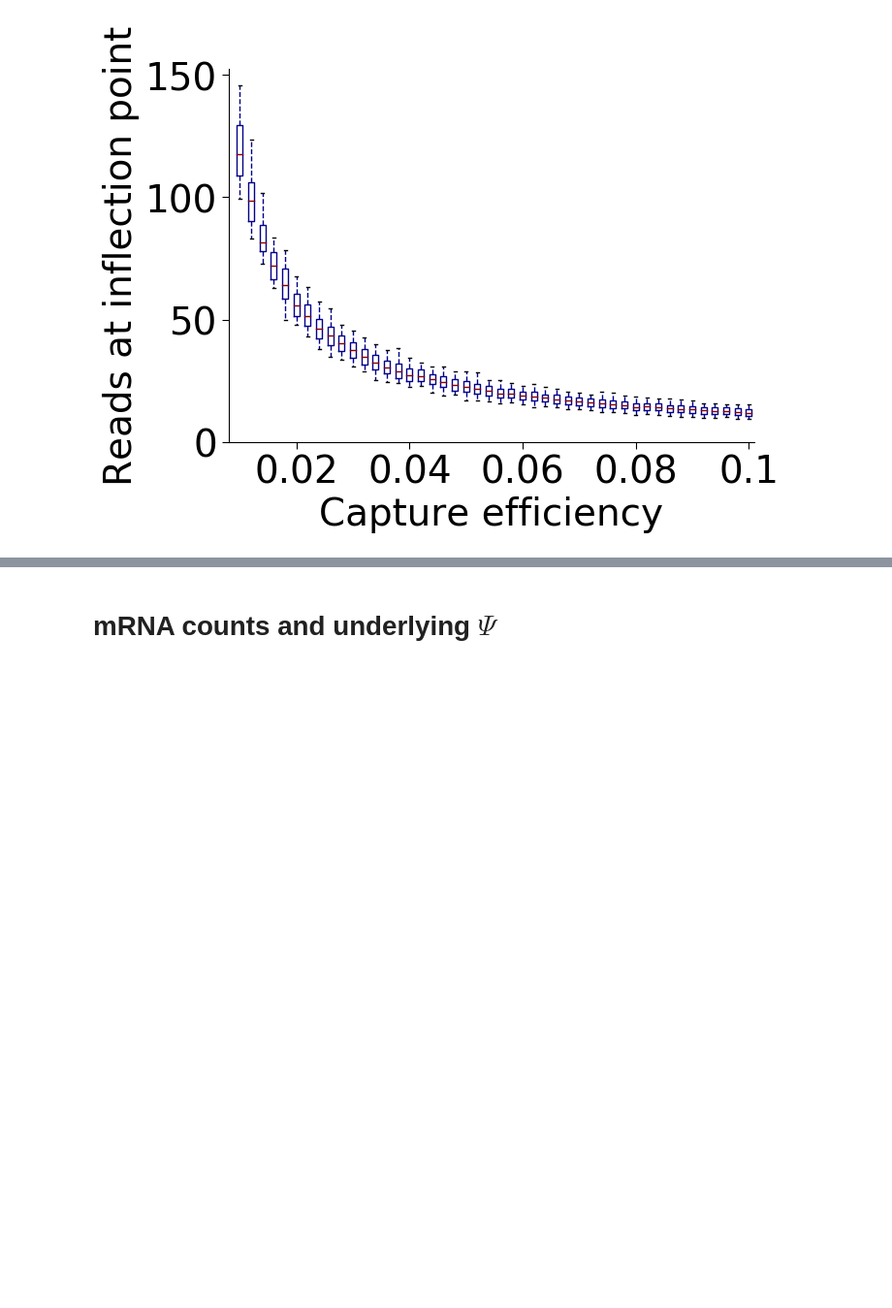
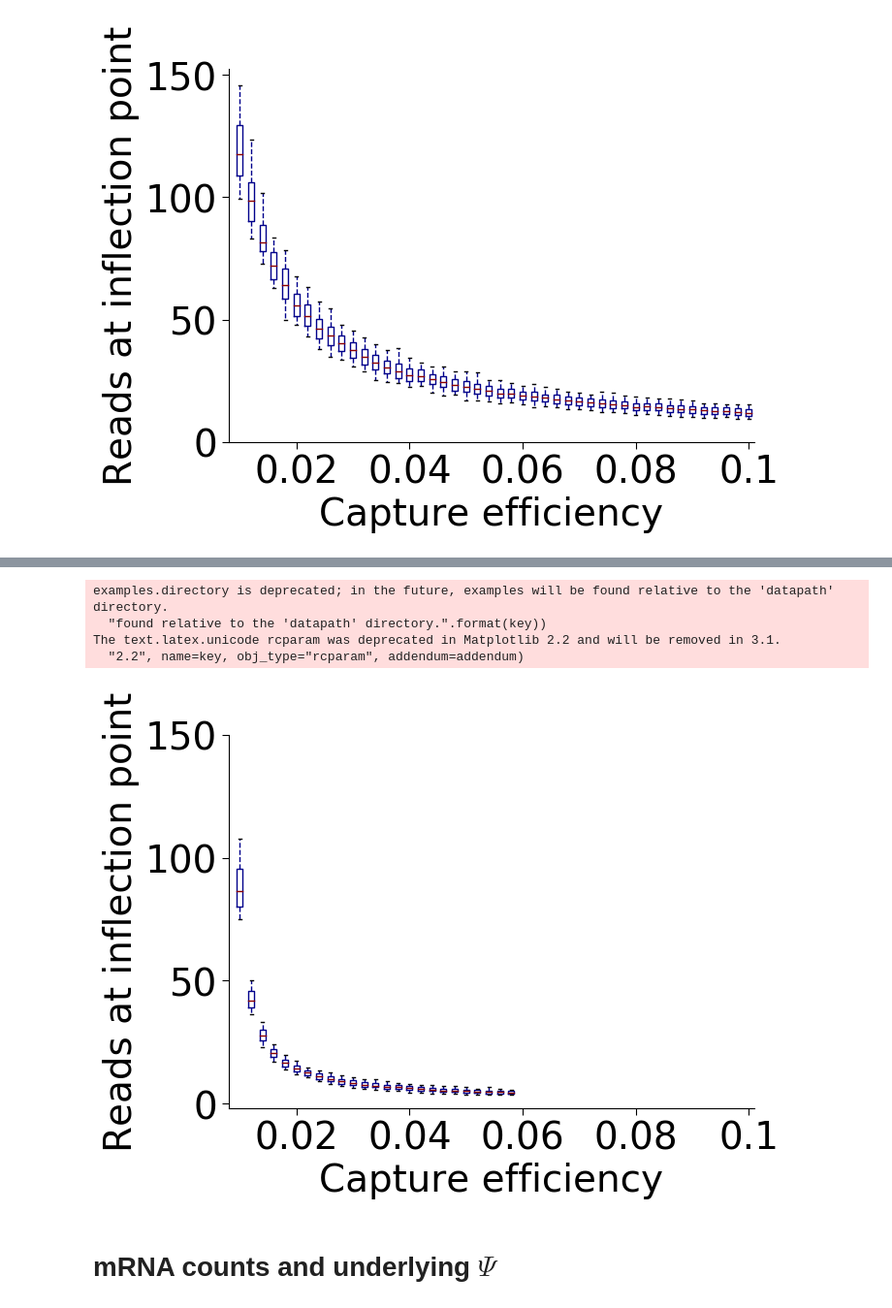
Before and after one commit to lareaulab/sc_binary_splicing, a Jupyter notebook: results/simulations/Simulations_nuisance_factors.ipynb, the cells around one changed output, grey strips where cells are left out. Shown at 97% size. Drawn from its saved outputs; the diff is of its cells as text; code cells hidden in the pictures; blank space fills up the shorter version.

Commit message:
reads at inflection point; sim 2 to 0.25

```diff
--- a/results/simulations/Simulations_nuisance_factors.ipynb
+++ b/results/simulations/Simulations_nuisance_factors.ipynb
@@ -539,3 +587,78 @@ def get_reads(obs_table, gene_len):
+# %%
+cap_df = pd.DataFrame()
+for cap in np.arange(0.01, 0.251, step=0.01):
+    cap_s = str(round(cap, 3))
+
+    cap_reads = list(hm_reads.loc[hm_binary.loc[np.abs(hm_binary[cap_s] - 0.5) <= 0.05][cap_s].index, [cap_s]][cap_s])
+
+    cdf = pd.DataFrame({cap_s:cap_reads})
+
+    cap_df = pd.concat([cap_df, cdf], ignore_index=True, axis=1)
+
+
+cap_df.columns = [str(round(x,3)) for x in np.arange(0.01, 0.251, step=0.01)]
+# %%
+import importlib
+importlib.reload(scp)
+importlib.reload(spu)
+sns.reset_orig()
+mpl.rcParams["mathtext.fontset"] = "stix"
+
+fig = plt.figure(figsize=(7,5))
+
+
+ax  = plt.subplot(1,1,1)
+
+bp = ax.boxplot([cap_df[x].dropna() for x in cap_df.columns])
+
+plt.setp(bp['boxes'], color='darkblue')
+plt.setp(bp['whiskers'], color='darkblue', linestyle='--')
+plt.setp(bp['caps'], color='black')
+plt.setp(bp['medians'], color='darkred')
+
+plt.xlabel('Capture efficiency')
+plt.ylabel('Reads at inflection point')
+#ax.title('SJ reads needed for 50% unimodality')
+
+ax.tick_params(labelsize=28)
+ax.figure.axes[-1].tick_params(labelsize=28)
+ax.figure.axes[-1].yaxis.label.set_size(28)
+ax.figure.axes[-1].xaxis.label.set_size(28)
+
+ax.xaxis.set_tick_params(length=5)
+ax.yaxis.set_tick_params(length=5)
+
+plt.xticks(rotation=None)
+
+
+# xlocs = np.array([6, 16, 26, 36, 46])
+# xnewLabels = np.array(['0.02', '0.04', '0.06', '0.08', '0.1'])
+# xlocs = np.array([5.5, 15.5, 25.5, 35.5, 45.5])
+# xnewLabels = np.array(['0.02', '0.04', '0.06', '0.08', '0.1'])
+plt.xticks(xlocs, xnewLabels)
+plt.yticks([0, 50, 100, 150], ['0', '50', '100', '150'])
+
+
+ax.tick_params(labelsize=28)
+ax.spines["right"].set_visible(False)
+ax.spines["top"].set_visible(False)
+
+ax.set_xlim((0,46.5))
+# ax.spines['left'].set_linewidth(2)
+# ax.spines['bottom'].set_linewidth(2)
+
+# ax.xaxis.set_tick_params(width=2)
+# ax.yaxis.set_tick_params(width=2)
+
+plt.savefig('plots/sim_capture_reads_boxplot_extended.svg', bbox_inches='tight')
+plt.savefig('plots/sim_capture_reads_boxplot_extended.pdf', bbox_inches='tight')
+plt.savefig('plots/sim_capture_reads_boxplot_extended.png', bbox_inches='tight')
+# %% [output]
+examples.directory is deprecated; in the future, examples will be found relative to the 'datapath' directory.
+  "found relative to the 'datapath' directory.".format(key))
+The text.latex.unicode rcparam was deprecated in Matplotlib 2.2 and will be removed in 3.1.
+  "2.2", name=key, obj_type="rcparam", addendum=addendum)
+[figure, added]
 # %% [markdown]
 # mRNA counts and underlying $\Psi$
 # %%
```
Also changed, not shown: parts of 6 cells of this notebook, 4 other files.
